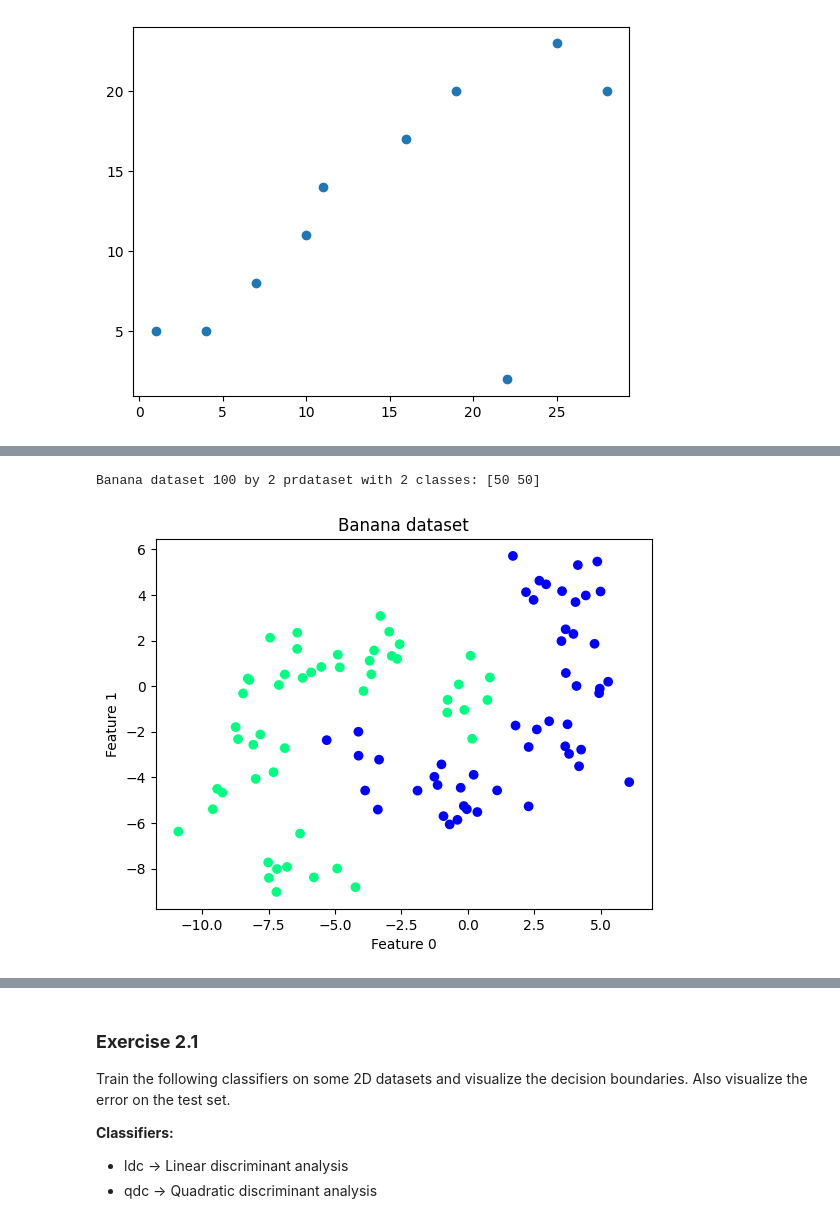
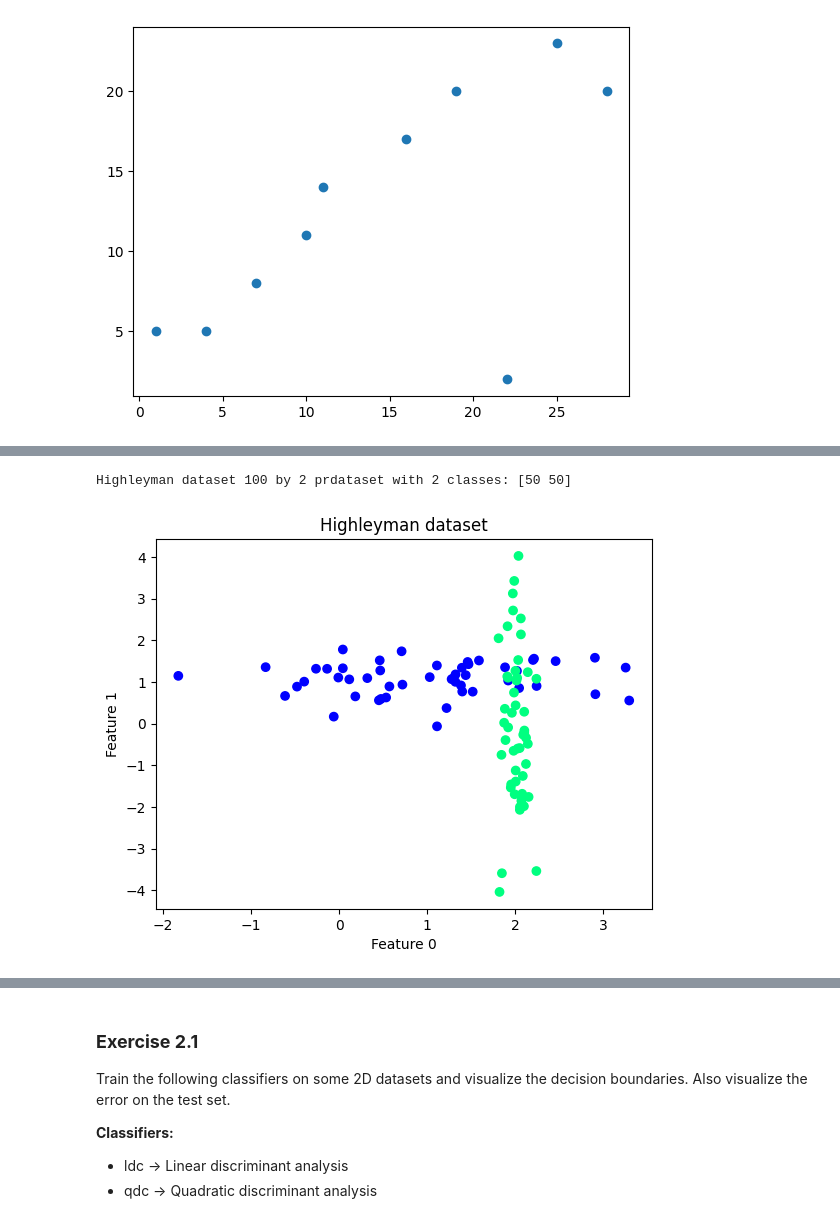
Before and after one commit to ioan-hedea/deepLearning4005, a Jupyter notebook: Assignment_1.ipynb, the cells around one changed output, grey strips where cells are left out. Cells and saved outputs as stored; diff of their text form; code cells hidden in the pictures.

```diff
--- a/Assignment_1.ipynb
+++ b/Assignment_1.ipynb
@@ -207,22 +204,22 @@ pr.scatterd(a)
 # %%
 #There is a set of predefined datasets in PRTools that can be loaded using
 #functions as gendatb, gendatc, gendats ...
 
 #For instance, to load a Banana shaped dataset, you can use the following line
 
-b = pr.gendatb()
+b = pr.gendath()
 print(b)
 
 #... and then visualize it
 pr.scatterd(b)
 
 #Other datasets that can be loaded in the same way:
 
 # - gendatc: generation of circular classes
 # - gendats: generation of two Gaussian classes
 # - gendatd: generation of two difficult classes
 # - gendath: generation of the hygleyman dataset
 # ... and more!
 # %% [output]
-Banana dataset 100 by 2 prdataset with 2 classes: [50 50]
+Highleyman dataset 100 by 2 prdataset with 2 classes: [50 50]
-[figure, old version]
+[figure, new version]
```
Also changed, not shown: parts of 21 cells of this notebook.
